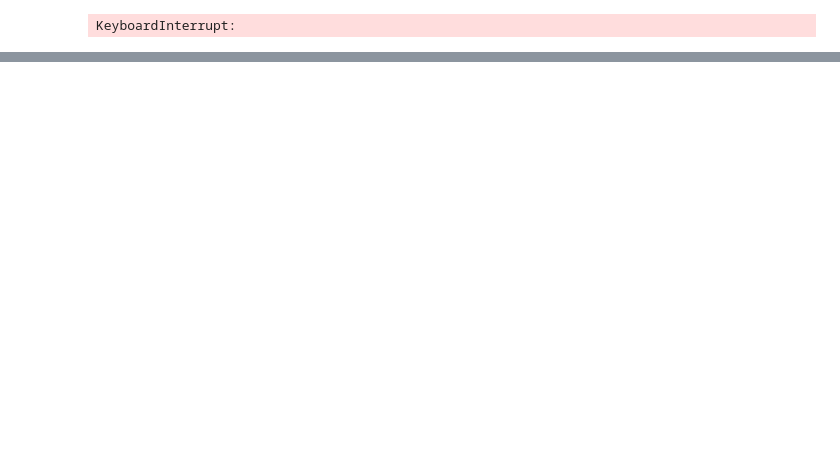
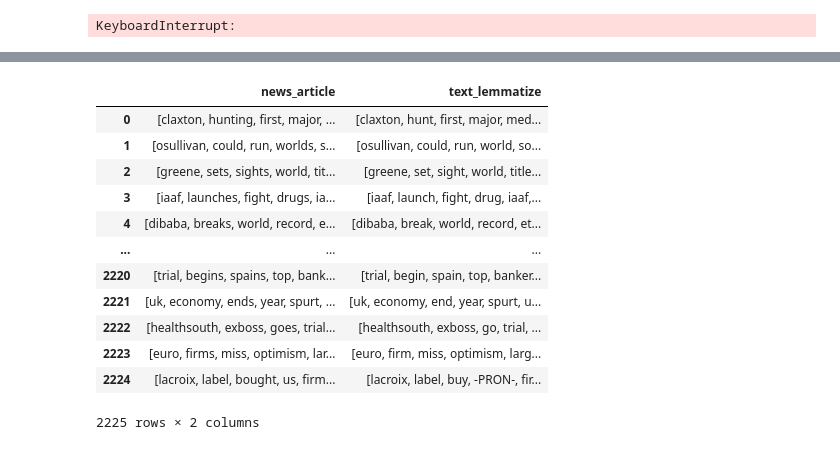
Before and after one commit to SApsalamov/nlp2020spring, a Jupyter notebook: w2vbbcnews.ipynb, the cells around one changed output, grey strips where cells are left out. Saved outputs shown, nothing was run; the diff lists cells and outputs as text; code cells hidden in the pictures; blank space fills up the shorter version.

```diff
--- a/w2vbbcnews.ipynb
+++ b/w2vbbcnews.ipynb
@@ -10,8 +35,7 @@ import pandas as pd
 from collections import defaultdict
 import spacy
 from sklearn.manifold import TSNE
-from nltk.corpus import stopwords
-STOPWORDS = set(stopwords.words('english'))
+
 from gensim.models import Word2Vec
 from nltk.tokenize import word_tokenize
 %matplotlib inline
@@ -19,17 +43,17 @@ from nltk.tokenize import word_tokenize
 df = pd.read_csv('bbc_data.csv')
 df.columns= ['news_article']
 def clean_text(text):
-    '''Make text lowercase, remove text in square brackets, remove punctuation and remove words containing numbers.'''
+    '''Make text lowercase, remove square brackets, remove punctuation and remove words containing numbers.'''
     text = text.lower()
-    text = re.sub(r'\[.*?\]', '', text)
+    text = re.sub(r'[\[\]\(\)\{\}]', '', text)
     text = re.sub(r'[%s]' % re.escape(string.punctuation), '', text)
     text = re.sub(r'\w*\d\w*', '', text)
 
     text = word_tokenize(text)
     # Remove a sentence if it is only one word long
     if len(text) > 2:
-        return ' '.join(word for word in text if word not in STOPWORDS)
+        return [word for word in text if word not in STOPWORDS]
 
-df_clean = pd.DataFrame(df['news_article'].apply(lambda x: clean_text(x)))
-print(df_clean)
+tokenized_corpus = df['news_article'].apply(lambda x: clean_text(x))
+print(tokenized_corpus)
 # %% [output]
@@ -50,6 +78,5 @@ print(df_clean)
 # %%
 vocabulary = []
-tokenized_corpus = df_clean['news_article'].apply(word_tokenize)
 for sentence in tokenized_corpus:
     for token in sentence:
         if token not in vocabulary:
@@ -121,7 +152,7 @@ def get_input_layer(word_idx):
 embedding_dims = 5
 W1 = Variable(torch.randn(embedding_dims, vocabulary_size).float(), requires_grad=True)
 W2 = Variable(torch.randn(vocabulary_size, embedding_dims).float(), requires_grad=True)
-num_epochs = 1010
+num_epochs = 100
 learning_rate = 0.001
 
 for epo in range(num_epochs):
@@ -149,0 +200,27 @@ KeyboardInterrupt:
+# %%
+nlp = spacy.load('en')
+df_clean = pd.DataFrame(tokenized_corpus)
+def lemmatizer(text):
+    sent = []
+    doc = nlp(" ".join(text))
+    for word in doc:
+        sent.append(word.lemma_)
+    return sent
+
+df_clean["text_lemmatize"] =  df_clean.apply(lambda x: lemmatizer(x['news_article']), axis=1)
+# %%
+df_clean
+# %% [output]
+|  | news_article | text_lemmatize |
+| 0 | [claxton, hunting, first, major, ... | [claxton, hunt, first, major, med... |
+| 1 | [osullivan, could, run, worlds, s... | [osullivan, could, run, world, so... |
+| 2 | [greene, sets, sights, world, tit... | [greene, set, sight, world, title... |
+| 3 | [iaaf, launches, fight, drugs, ia... | [iaaf, launch, fight, drug, iaaf,... |
+| 4 | [dibaba, breaks, world, record, e... | [dibaba, break, world, record, et... |
+| ... | ... | ... |
+| 2220 | [trial, begins, spains, top, bank... | [trial, begin, spain, top, banker... |
+| 2221 | [uk, economy, ends, year, spurt, ... | [uk, economy, end, year, spurt, u... |
+| 2222 | [healthsouth, exboss, goes, trial... | [healthsouth, exboss, go, trial, ... |
+| 2223 | [euro, firms, miss, optimism, lar... | [euro, firm, miss, optimism, larg... |
+| 2224 | [lacroix, label, bought, us, firm... | [lacroix, label, buy, -PRON-, fir... |
+2225 rows × 2 columns
```
Also changed, not shown: parts of 22 cells of this notebook.
